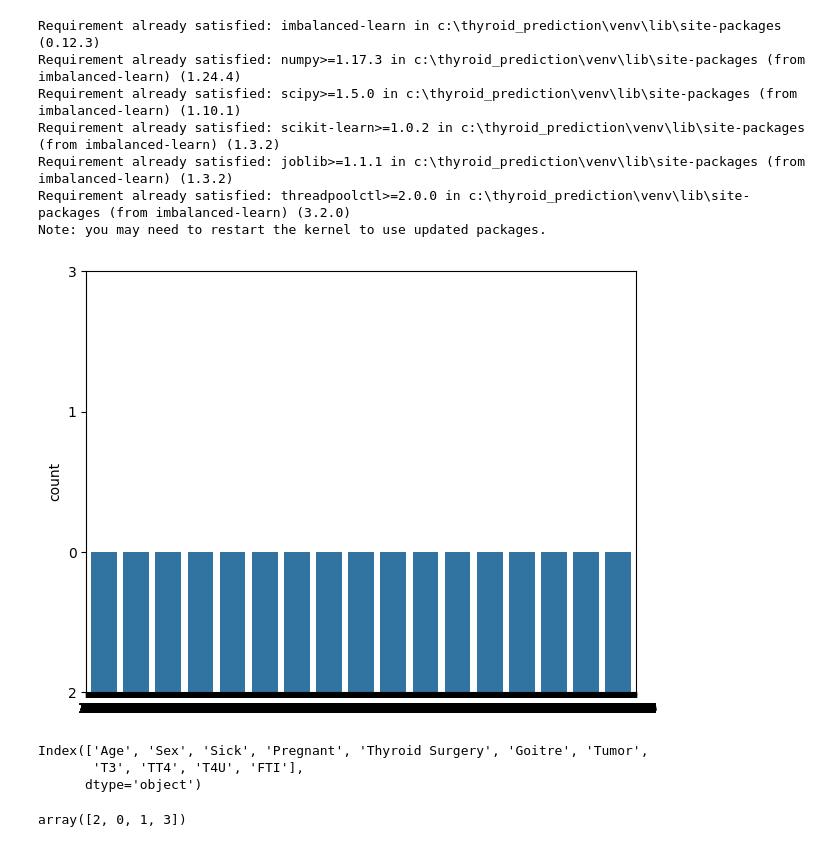
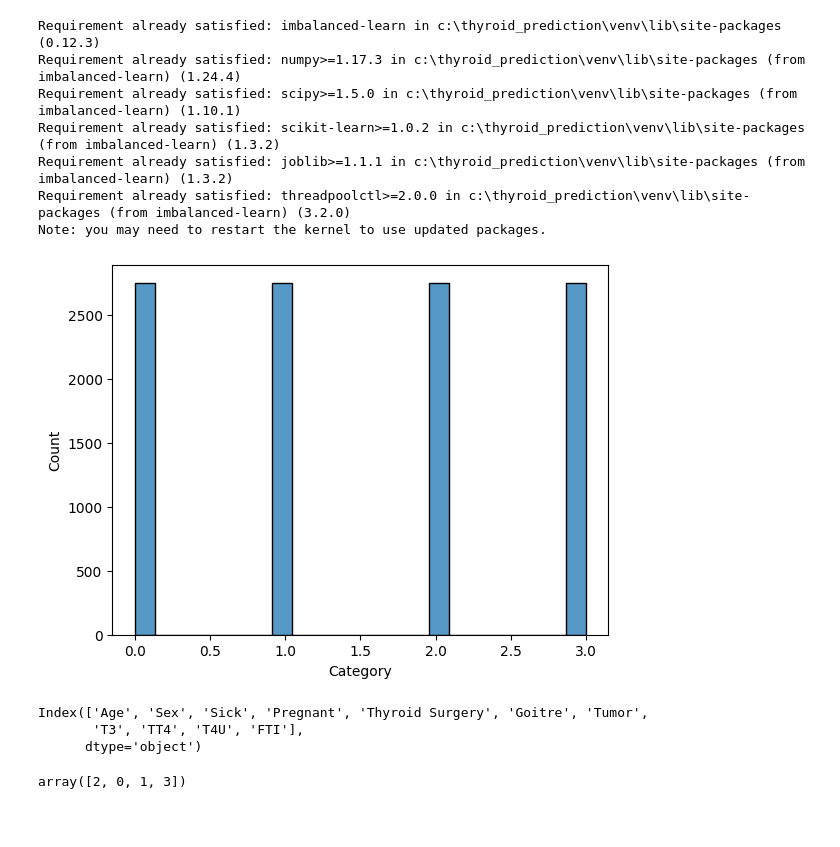
Before and after one commit to ANAM051/THYROIDPREDICTION, a Jupyter notebook: notebooks/EDA.ipynb, the cells around one changed output. Saved outputs shown, nothing was run; the diff lists cells and outputs as text; code cells hidden in the pictures; blank space fills up the shorter version.

```diff
--- a/notebooks/EDA.ipynb
+++ b/notebooks/EDA.ipynb
@@ -134,0 +145,8 @@ data['Sex'].fillna((data['Sex'].mode()), inplace=True)
+# %%
+data['Age']=data['Age'].astype('int')
+data['T3']=data['T3'].astype('float')
+data['TT4']=data['TT4'].astype('float')
+data['T4U']=data['T4U'].astype('float')
+data['FTI']=data['FTI'].astype('float')
+data['Category']=data['Category'].astype('object')
+data['TSH']=data['TSH'].astype('float')
@@ -236,28 +347,28 @@ Note: you may need to restart the kernel to use updated packages.
 # %%
 # To balance the dataset
 from imblearn.over_sampling import SMOTENC,RandomOverSampler,KMeansSMOTE
 
 
 rdsmple=RandomOverSampler()
 X_sampled,y_sampled=rdsmple.fit_resample(X,y)
 
 X_sampled.shape
 
 
 X_sampled=pd.DataFrame(data=X_sampled,columns=X.columns)
 X_sampled
 
 
 
-sns.countplot(y_sampled)
+sns.histplot(y_sampled)
 
 
 
 plt.show()
 
 X_sampled.columns
 # %% [output]
-[figure, old version]
+[figure, new version]
 Index(['Age', 'Sex', 'Sick', 'Pregnant', 'Thyroid Surgery', 'Goitre', 'Tumor',
        'T3', 'TT4', 'T4U', 'FTI'],
       dtype='object')
```
Also changed, not shown: parts of 18 cells of this notebook, 1 other file.
